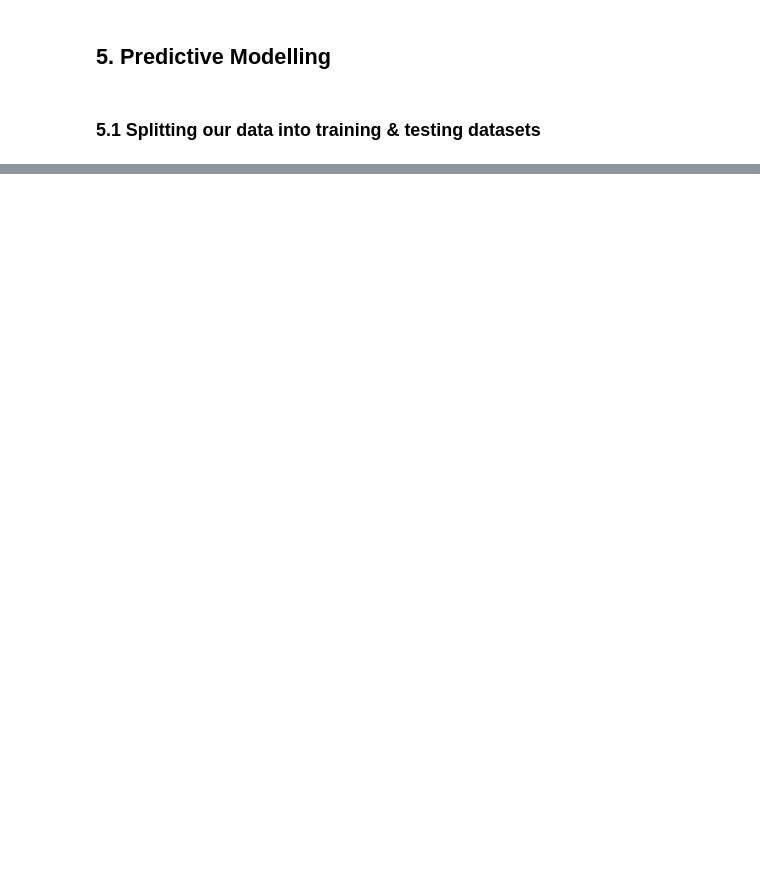
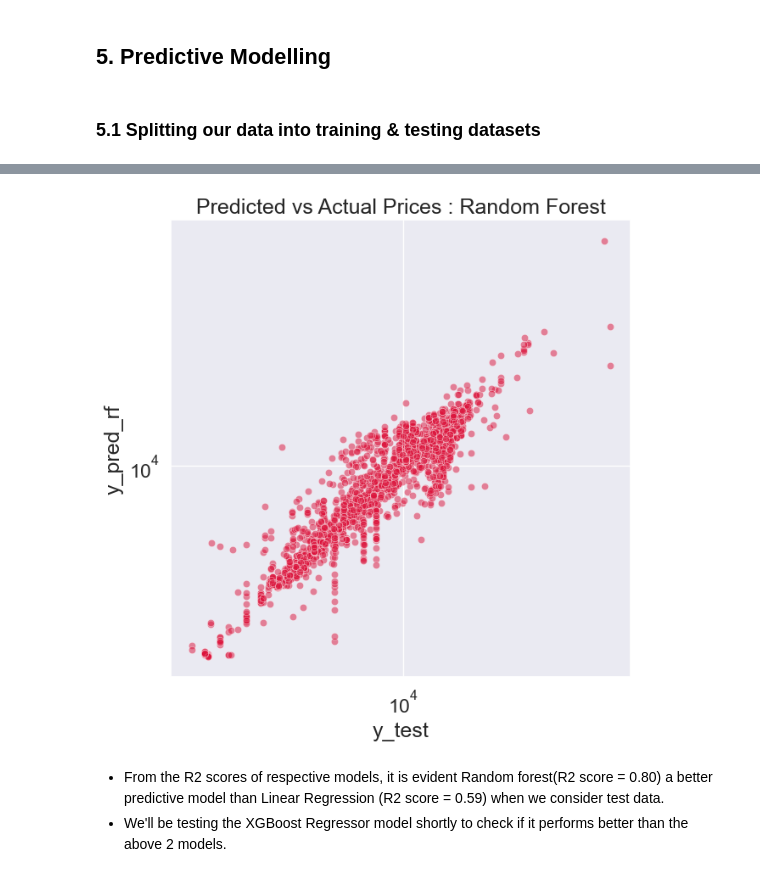
Before and after one commit to Sambit2424/Flight-Price-Estimation, a Jupyter notebook: Flight_Price_Estimation.ipynb, the cells around one changed output, grey strips where cells are left out. Saved outputs shown, nothing was run; the diff lists cells and outputs as text; code cells hidden in the pictures; blank space fills up the shorter version.

```diff
--- a/Flight_Price_Estimation.ipynb
+++ b/Flight_Price_Estimation.ipynb
@@ -980,0 +1081,15 @@ Name: Price, dtype: int64
+# %%
+# Plotting predictions for test data against actual prices
+plt.figure(figsize=(7,7))
+sns.scatterplot(y=y_pred_rf,x=y_test,alpha =0.5,color='crimson')
+plt.yscale('log')
+plt.xscale('log')
+plt.title("Predicted vs Actual Prices : Random Forest")
+plt.xlabel('y_test')
+plt.ylabel('y_pred_rf')
+plt.show()
+# %% [output]
+[figure, added]
+# %% [markdown]
+- From the R2 scores of respective models, it is evident Random forest(R2 score = 0.80) a better predictive model than Linear Regression (R2 score = 0.59) when we consider test data.
+- We'll be testing the XGBoost Regressor model shortly to check if it performs better than the above 2 models.
```
Also changed, not shown: parts of 24 cells of this notebook.
